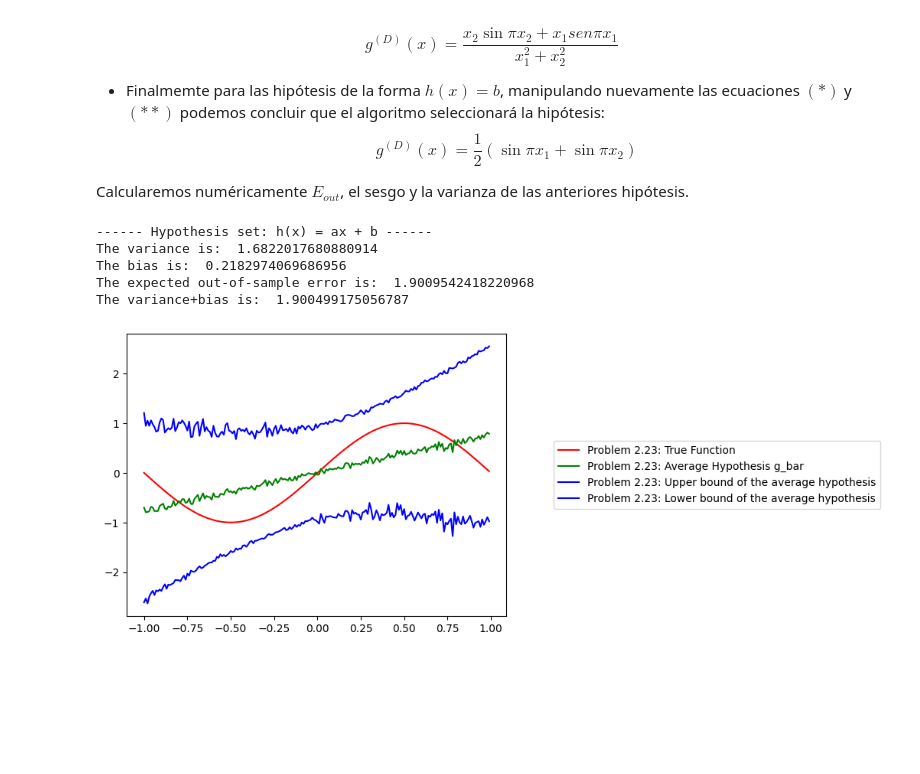
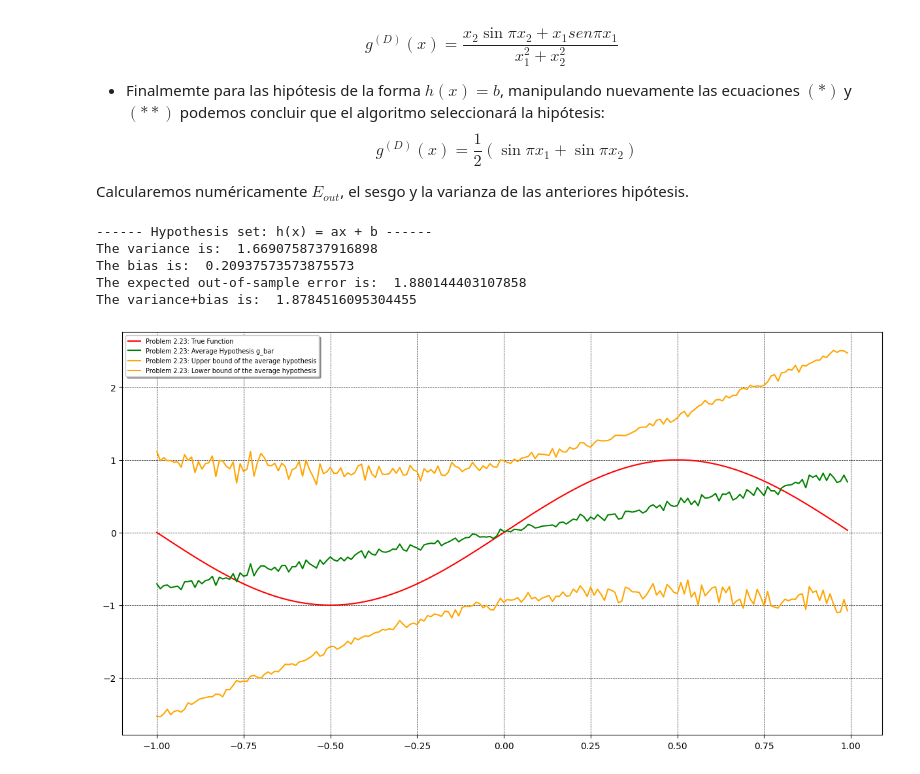
Before and after one commit to jdcarrascali/Matematicas-del-aprendizaje-de-maquinas, a Jupyter notebook: Bias_variance_experiment.ipynb, the cells around one changed output. Cells and saved outputs as stored; diff of their text form; code cells hidden in the pictures; blank space fills up the shorter version.

```diff
--- a/Bias_variance_experiment.ipynb
+++ b/Bias_variance_experiment.ipynb
@@ -200,43 +200,40 @@ def calc_bias_var_eout(gd_func, target_func, num_data_samples, num_x_samples):
 
     variance = np.mean(variances)
     bias = np.mean(biases)
     eout = np.mean(eouts)
     print('The variance is: ', variance)
     print('The bias is: ', bias)
     print('The expected out-of-sample error is: ', eout)
     print('The variance+bias is: ', variance+bias)
 
 
     xs = np.arange(-1, 1, 0.01)
     true_f, avg_gf, var_gf, ubs, lbs = [],[], [], [], []
     for x in xs:
         true_f.append(target_func(x))
         mean_g, var_g, bias_g = avg_g(x, gd_func, num_data_samples, target_func)
         avg_gf.append(mean_g)
         var_gf.append(var_g)
         ubs.append(mean_g + np.sqrt(var_g))
         lbs.append(mean_g - np.sqrt(var_g))
-
+    plt.figure(figsize=(15, 8))
     plt.plot(xs, true_f, color='red', label='Problem 2.23: True Function')
     plt.plot(xs, avg_gf, color='green', label='Problem 2.23: Average Hypothesis g_bar')
-    plt.plot(xs, ubs, color='blue', label='Problem 2.23: Upper bound of the average hypothesis')
-    plt.plot(xs, lbs, color='blue', label='Problem 2.23: Lower bound of the average hypothesis')
+    plt.plot(xs, ubs, color='orange', label='Problem 2.23: Upper bound of the average hypothesis')
+    plt.plot(xs, lbs, color='orange', label='Problem 2.23: Lower bound of the average hypothesis')
     legend_x = 2.0
     legend_y = 0.5
-    plt.legend(['Problem 2.23: True Function',
-                'Problem 2.23: Average Hypothesis g_bar',
-                'Problem 2.23: Upper bound of the average hypothesis',
-                'Problem 2.23: Lower bound of the average hypothesis'],
-               loc='center right', bbox_to_anchor=(legend_x, legend_y))
+    plt.grid(color='k', linestyle='--', linewidth=.5)
+    legend = plt.legend(loc='upper left', shadow=True, fontsize='x-small')
 
 num_data_samples = 1000
 num_x_samples = 1000
 print('------ Hypothesis set: h(x) = ax + b ------')
 calc_bias_var_eout(gd_funca, lambda x: np.sin(math.pi*x), num_data_samples, num_x_samples)
 # %% [output]
 ------ Hypothesis set: h(x) = ax + b ------
-The variance is:  1.6822017680880914
-The bias is:  0.2182974069686956
-The expected out-of-sample error is:  1.9009542418220968
-The variance+bias is:  1.900499175056787
+The variance is:  1.6690758737916898
+The bias is:  0.20937573573875573
+The expected out-of-sample error is:  1.880144403107858
+The variance+bias is:  1.8784516095304455
-[figure, old version]
+[figure, new version]
```
